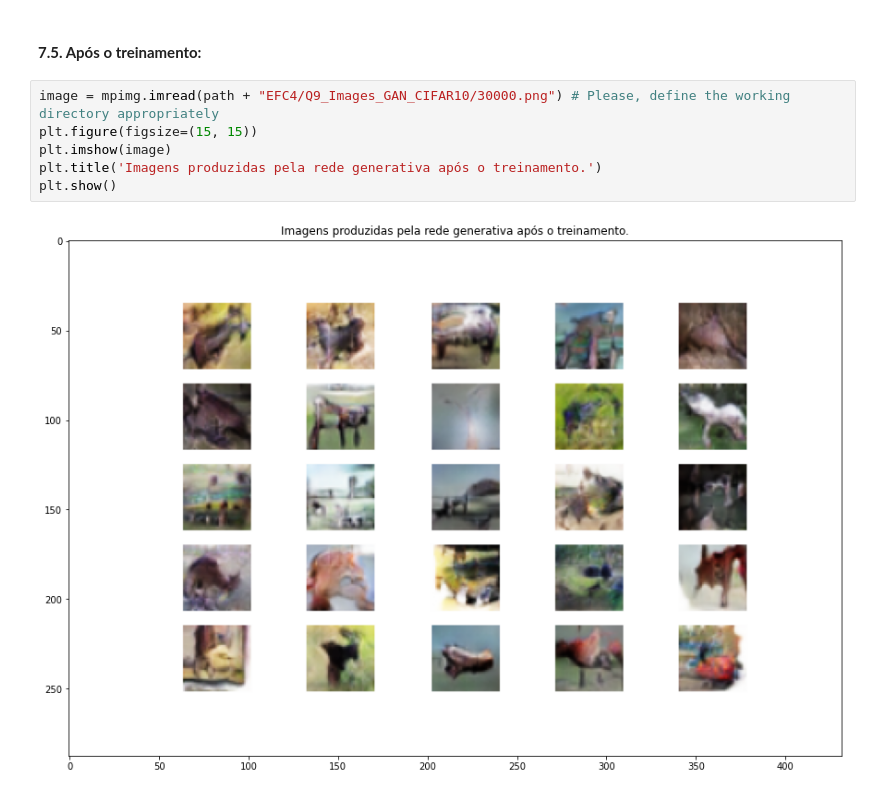
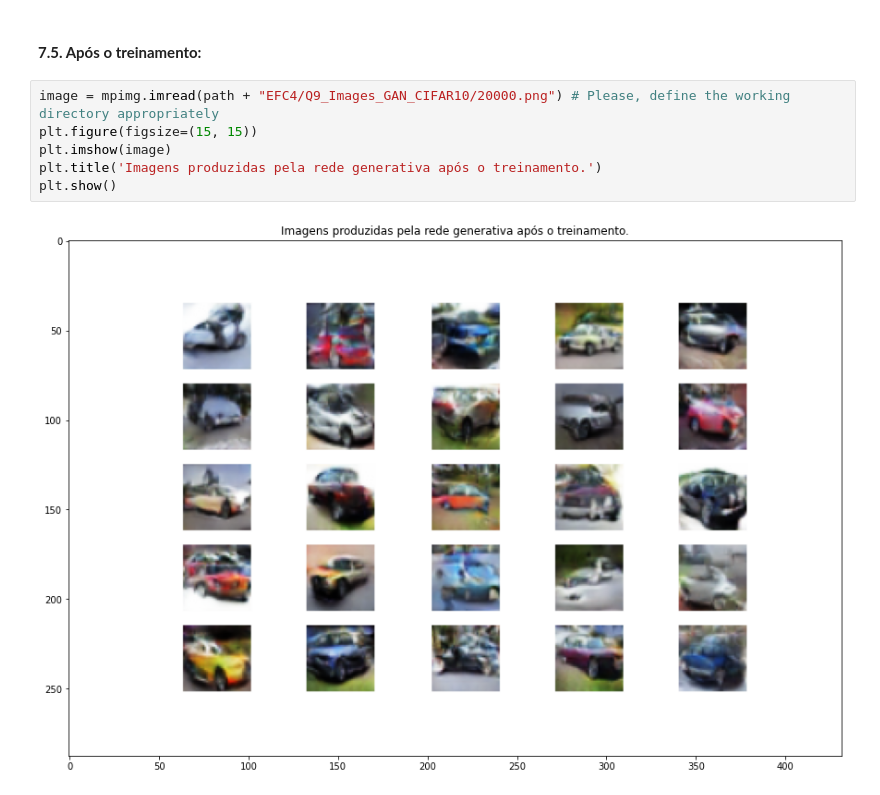
Before and after one commit to guilherme-rosa/IA353_RedesNeurais, a Jupyter notebook: EFC4/Q9/Q9.ipynb, the cells around one changed output. Cells and saved outputs as stored; diff of their text form.

Commit message:
Questão 9 - Imagens de carro apenas - Finalizada

```diff
--- a/EFC4/Q9/Q9.ipynb
+++ b/EFC4/Q9/Q9.ipynb
@@ -448,10 +451,10 @@ plt.show()
 # %% [markdown]
 #### **7.5. Após o treinamento:**
 # %%
-image = mpimg.imread(path + "EFC4/Q9_Images_GAN_CIFAR10/30000.png") # Please, define the working directory appropriately
+image = mpimg.imread(path + "EFC4/Q9_Images_GAN_CIFAR10/20000.png") # Please, define the working directory appropriately
 plt.figure(figsize=(15, 15))
 plt.imshow(image)
 plt.title('Imagens produzidas pela rede generativa após o treinamento.')
 plt.show()
 # %% [output]
-[figure, old version]
+[figure, new version]
```
Also changed, not shown: parts of 16 cells of this notebook.
